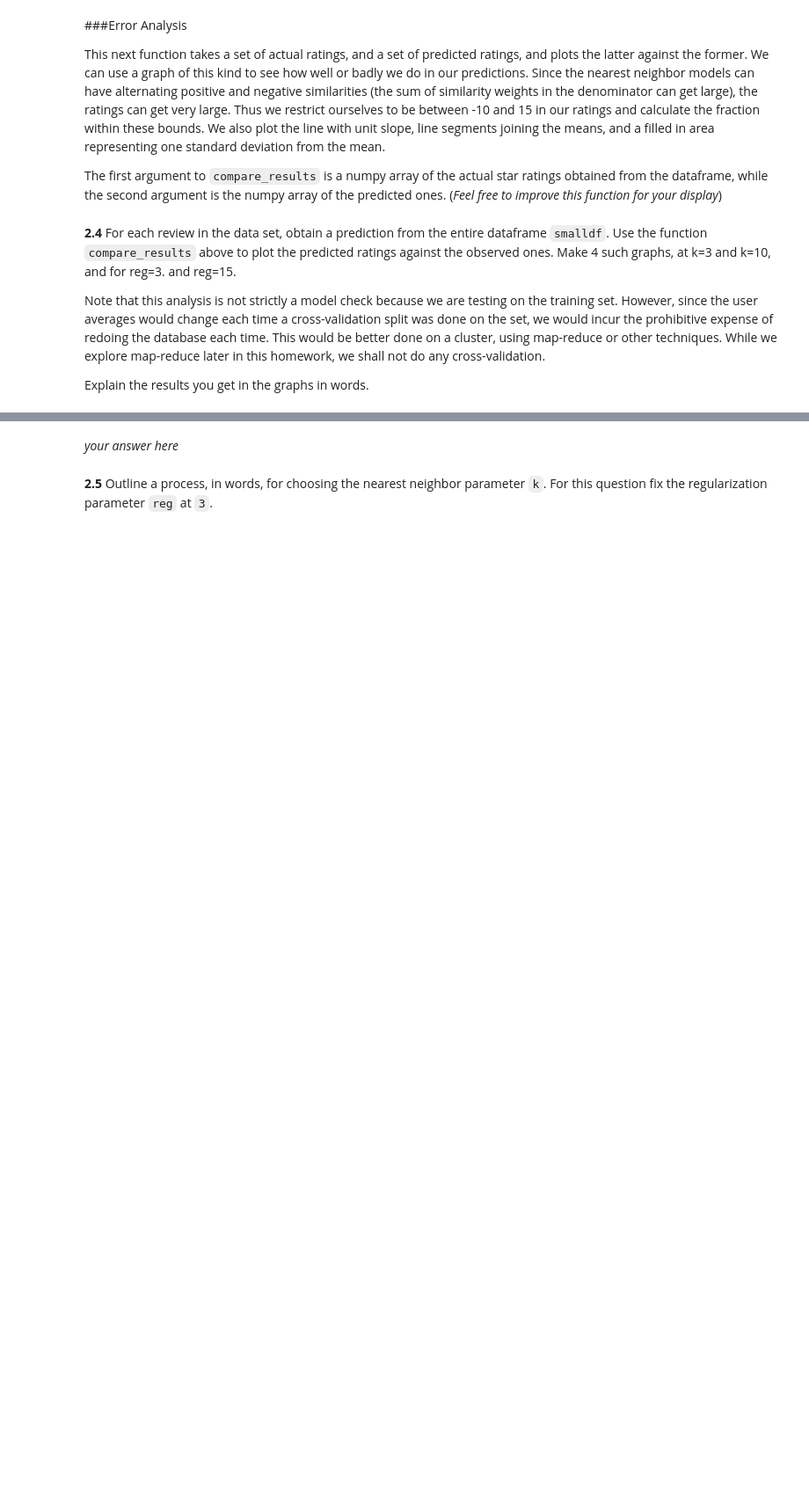
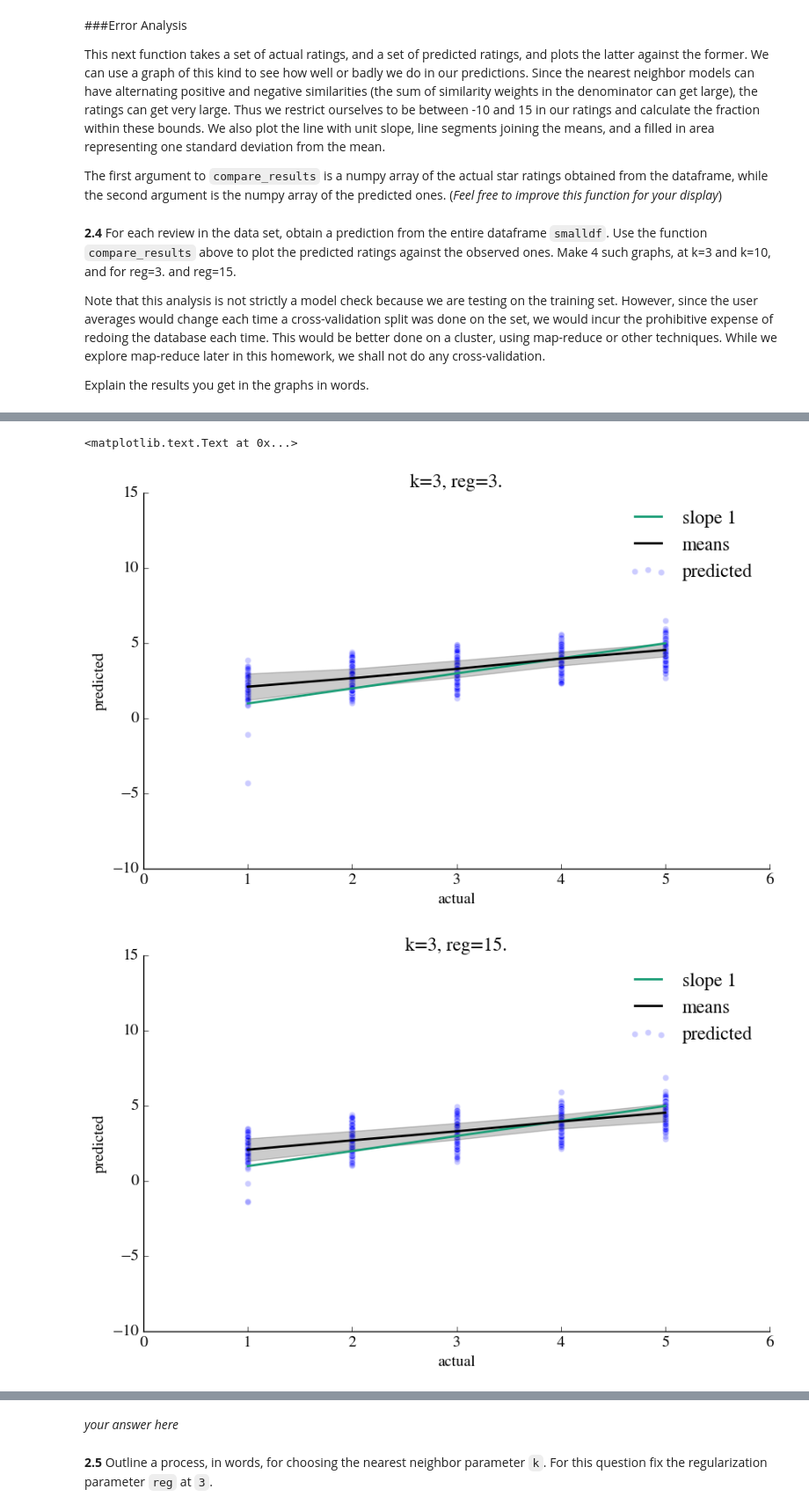
Before and after one commit to xiexingzhu/content, a Jupyter notebook: HW4.ipynb, the cells around one changed output, grey strips where cells are left out. Shown at 88% size. Saved outputs shown, nothing was run; the diff lists cells and outputs as text; code cells hidden in the pictures; blank space fills up the shorter version.

```diff
--- a/HW4.ipynb
+++ b/HW4.ipynb
@@ -723,4 +761,7 @@ A sorted list
     of the top k similar restaurants. The list is a list of tuples
     (business_id, shrunken similarity, common support).
 """
-#your code here
+def knearest_amongst_userrated(restaurant_id, user_id, df, dbase, k=7, reg=3.):
+    set_of_rest = df[df.user_id == user_id].business_id.unique()
+
+    return knearest(restaurant_id, set_of_rest, dbase, k=k, reg=reg)[:k]
@@ -831,0 +924,30 @@ Explain the results you get in the graphs in words.
+# %%
+#your code here
+def make_results_plot(df,k,reg):
+    uid=smalldf.user_id.values
+    bid=smalldf.business_id.values
+    actual=smalldf.stars.values
+    predicted=np.zeros(len(actual))
+    counter=0
+    for user_id, biz_id in zip(uid,bid):
+        predicted[counter]=rating(smalldf, db, biz_id, user_id, k=k, reg=reg)
+        counter=counter+1
+    compare_results(actual, predicted)
+# %%
+#your code here
+print "k=3, reg=3."
+make_results_plot(smalldf,3,3.)
+plt.title("k=3, reg=3.")
+
+print "k=3, reg=15."
+make_results_plot(smalldf,3,15.,)
+plt.title("k=3, reg=15.")
+
+print "k=10, reg=3."
+make_results_plot(smalldf,10,3.)
+plt.title("k=10, reg=3.")
+
+print "k=10, reg=15."
+make_results_plot(smalldf,10,15.,)
+plt.title("k=10, reg=15.")
+# %% [output]
@@ -831,0 +962,3 @@ Explain the results you get in the graphs in words.
+<matplotlib.text.Text at 0x...>
+[figure, added]
+[figure, added]
```
Also changed, not shown: parts of 24 cells of this notebook.
